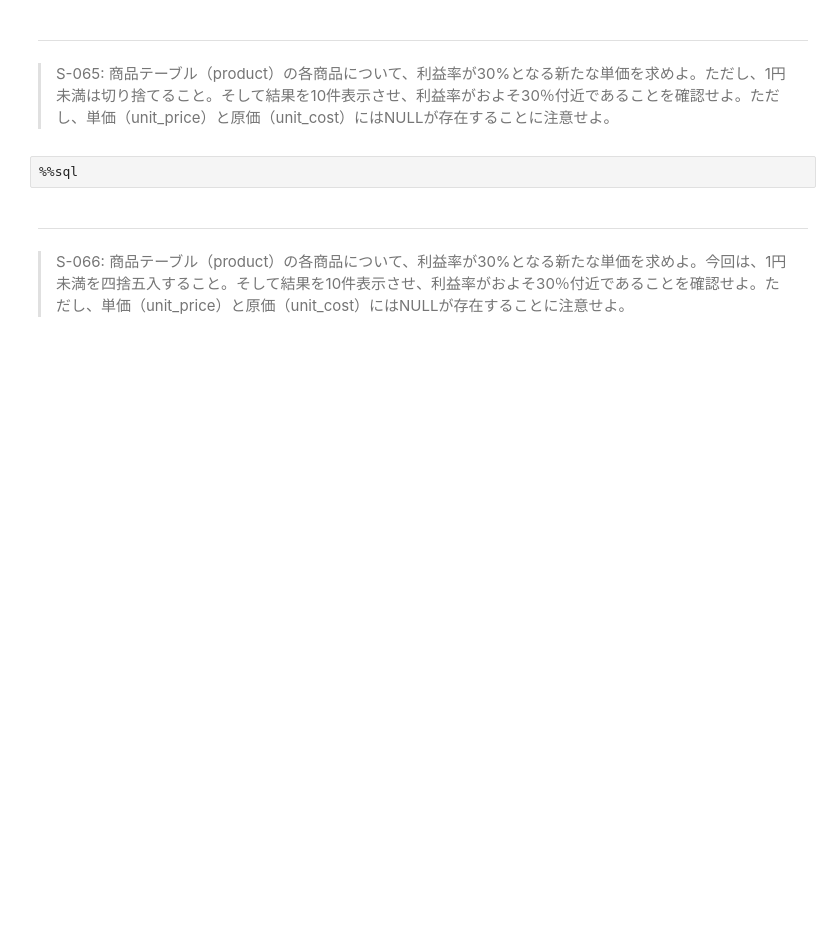
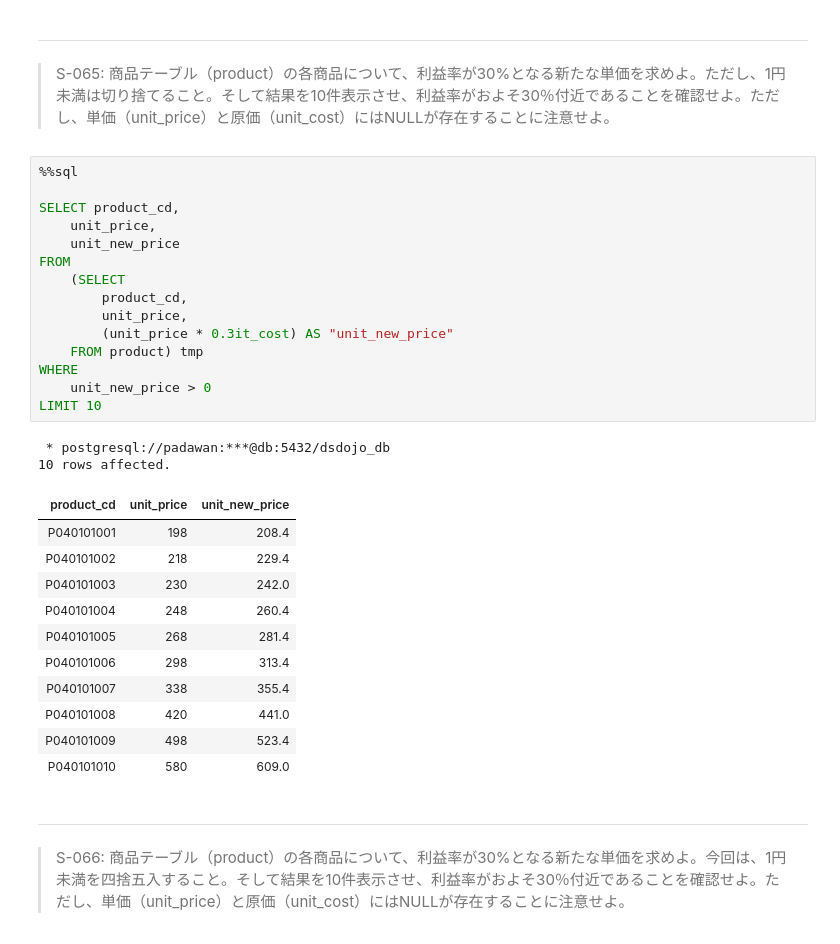
Before and after one commit to kouta0530/jupyter, a Jupyter notebook: practice/100knocks-preprocess/docker/work/preprocess_knock_SQL.ipynb, the cells around one changed output. Saved outputs shown, nothing was run; the diff lists cells and outputs as text; blank space fills up the shorter version.

```diff
--- a/practice/100knocks-preprocess/docker/work/preprocess_knock_SQL.ipynb
+++ b/practice/100knocks-preprocess/docker/work/preprocess_knock_SQL.ipynb
@@ -1672,8 +1672,35 @@ FROM product
 # %% [markdown]
 ---
 > S-065: 商品テーブル（product）の各商品について、利益率が30%となる新たな単価を求めよ。ただし、1円未満は切り捨てること。そして結果を10件表示させ、利益率がおよそ30％付近であることを確認せよ。ただし、単価（unit_price）と原価（unit_cost）にはNULLが存在することに注意せよ。
-# %%
-%%sql
+# %%
+%%sql
+
+SELECT product_cd,
+    unit_price,
+    unit_new_price
+FROM
+    (SELECT
+        product_cd,
+        unit_price,
+        (unit_price * 0.3it_cost) AS "unit_new_price"
+    FROM product) tmp
+WHERE
+    unit_new_price > 0
+LIMIT 10
+# %% [output]
+ * postgresql://padawan:***@db:5432/dsdojo_db
+10 rows affected.
+| product_cd | unit_price | unit_new_price |
+| P040101001 | 198 | 208.4 |
+| P040101002 | 218 | 229.4 |
+| P040101003 | 230 | 242.0 |
+| P040101004 | 248 | 260.4 |
+| P040101005 | 268 | 281.4 |
+| P040101006 | 298 | 313.4 |
+| P040101007 | 338 | 355.4 |
+| P040101008 | 420 | 441.0 |
+| P040101009 | 498 | 523.4 |
+| P040101010 | 580 | 609.0 |
 # %% [markdown]
 ---
 > S-066: 商品テーブル（product）の各商品について、利益率が30%となる新たな単価を求めよ。今回は、1円未満を四捨五入すること。そして結果を10件表示させ、利益率がおよそ30％付近であることを確認せよ。ただし、単価（unit_price）と原価（unit_cost）にはNULLが存在することに注意せよ。
```
